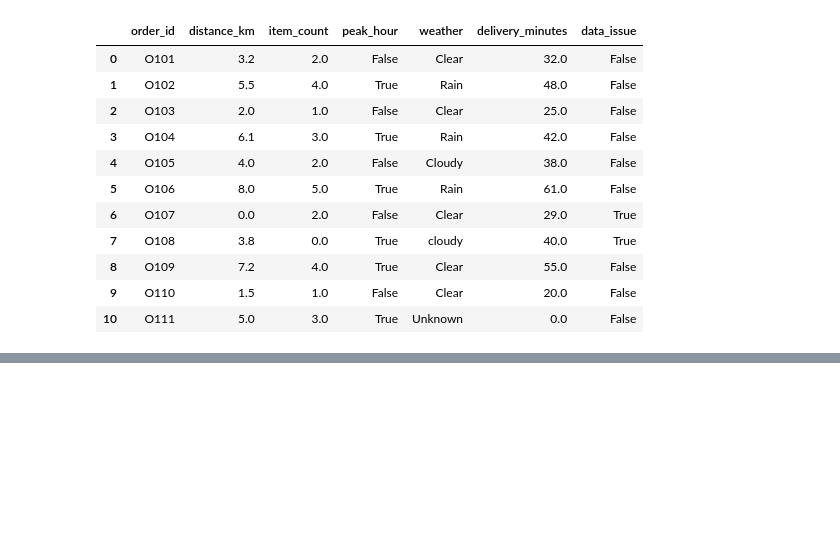
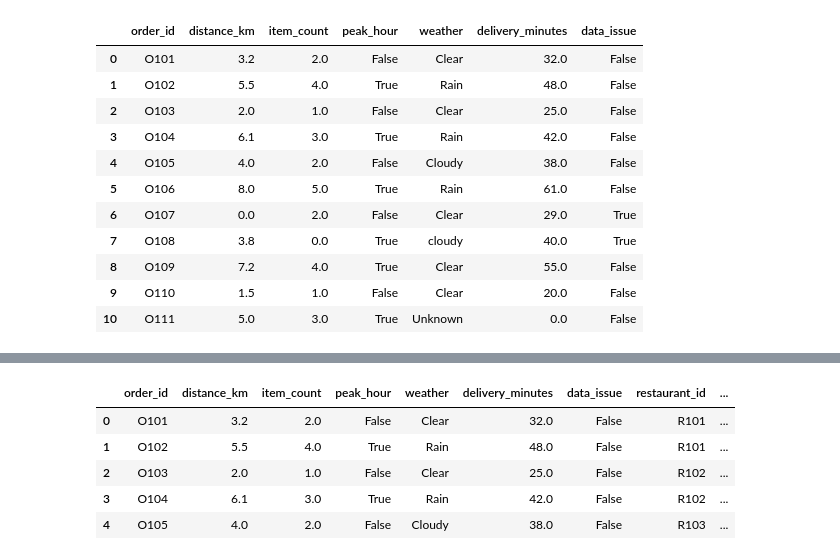
Before and after one commit to shota98501/workspace, a Jupyter notebook: Practice/Weekly/IX/cleaning_data.ipynb, the cells around one changed output, grey strips where cells are left out. Cells and saved outputs as stored; diff of their text form; code cells hidden in the pictures; blank space fills up the shorter version.

```diff
--- a/Practice/Weekly/IX/cleaning_data.ipynb
+++ b/Practice/Weekly/IX/cleaning_data.ipynb
@@ -162,3 +162,6 @@ df
 | 10 | O111 | 5.0 | 3.0 | True | Unknown | 0.0 | False |
 # %%
 df.to_csv("cleaned_data.csv")
+# %%
+df2 = pd.read_csv("data2.csv")
+df2
@@ -164,0 +174,3 @@ df.to_csv("cleaned_data.csv")
+# %%
+df3 = pd.read_csv("data3.csv")
+df3
@@ -164,0 +199,3 @@ df.to_csv("cleaned_data.csv")
+# %%
+df4 = pd.merge(df2,df3, on="restaurant_id", how="inner")
+df4
@@ -164,0 +209,10 @@ df.to_csv("cleaned_data.csv")
+# %%
+all_df = pd.merge(df,df4.drop(columns="delivery_minutes"), on="order_id",how="right")
+all_df
+# %% [output]
+|  | order_id | distance_km | item_count | peak_hour | weather | delivery_minutes | data_issue | restaurant_id | ... |
+| 0 | O101 | 3.2 | 2.0 | False | Clear | 32.0 | False | R101 | ... |
+| 1 | O102 | 5.5 | 4.0 | True | Rain | 48.0 | False | R101 | ... |
+| 2 | O103 | 2.0 | 1.0 | False | Clear | 25.0 | False | R102 | ... |
+| 3 | O104 | 6.1 | 3.0 | True | Rain | 42.0 | False | R102 | ... |
+| 4 | O105 | 4.0 | 2.0 | False | Cloudy | 38.0 | False | R103 | ... |
```
Also changed, not shown: parts of 5 cells of this notebook, 2 other files.
